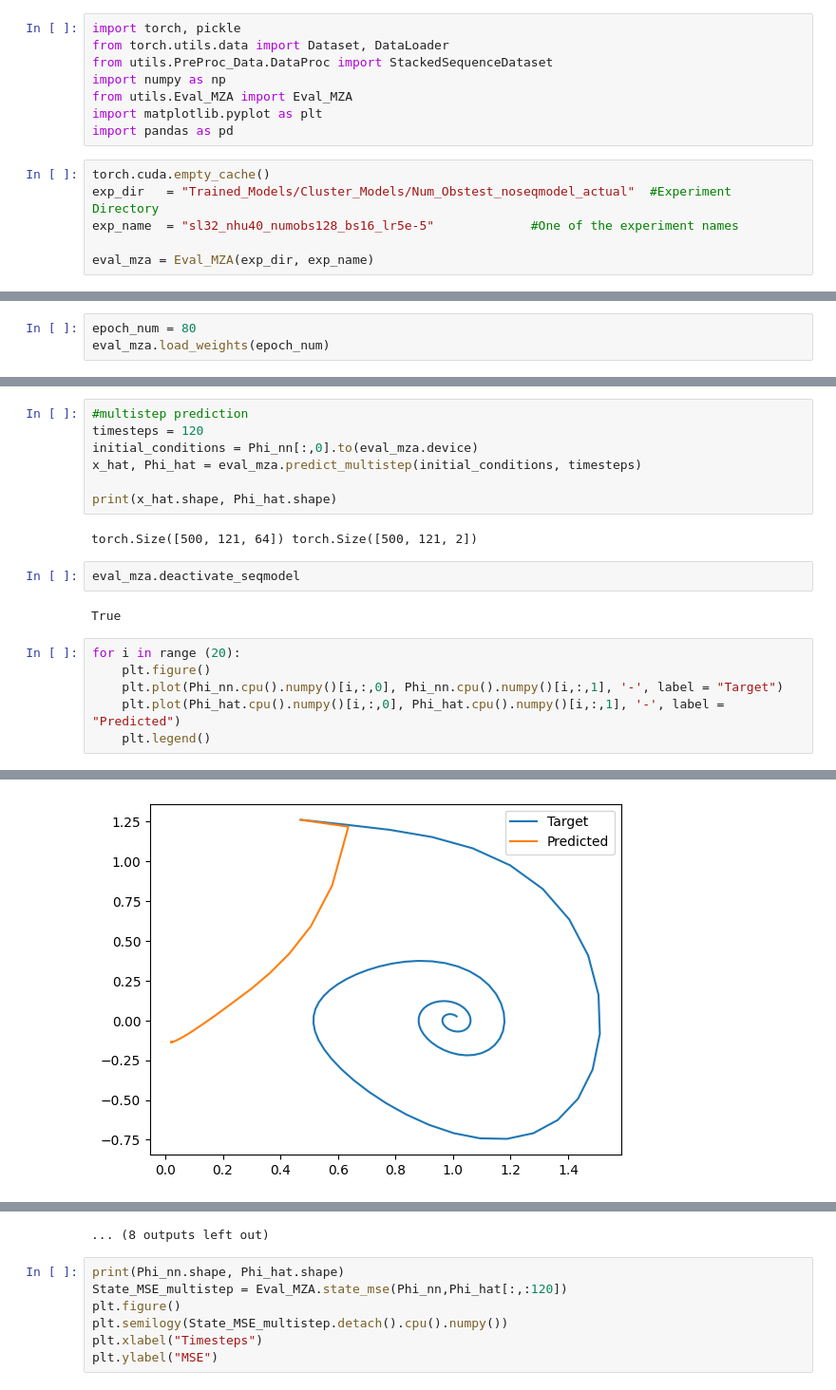
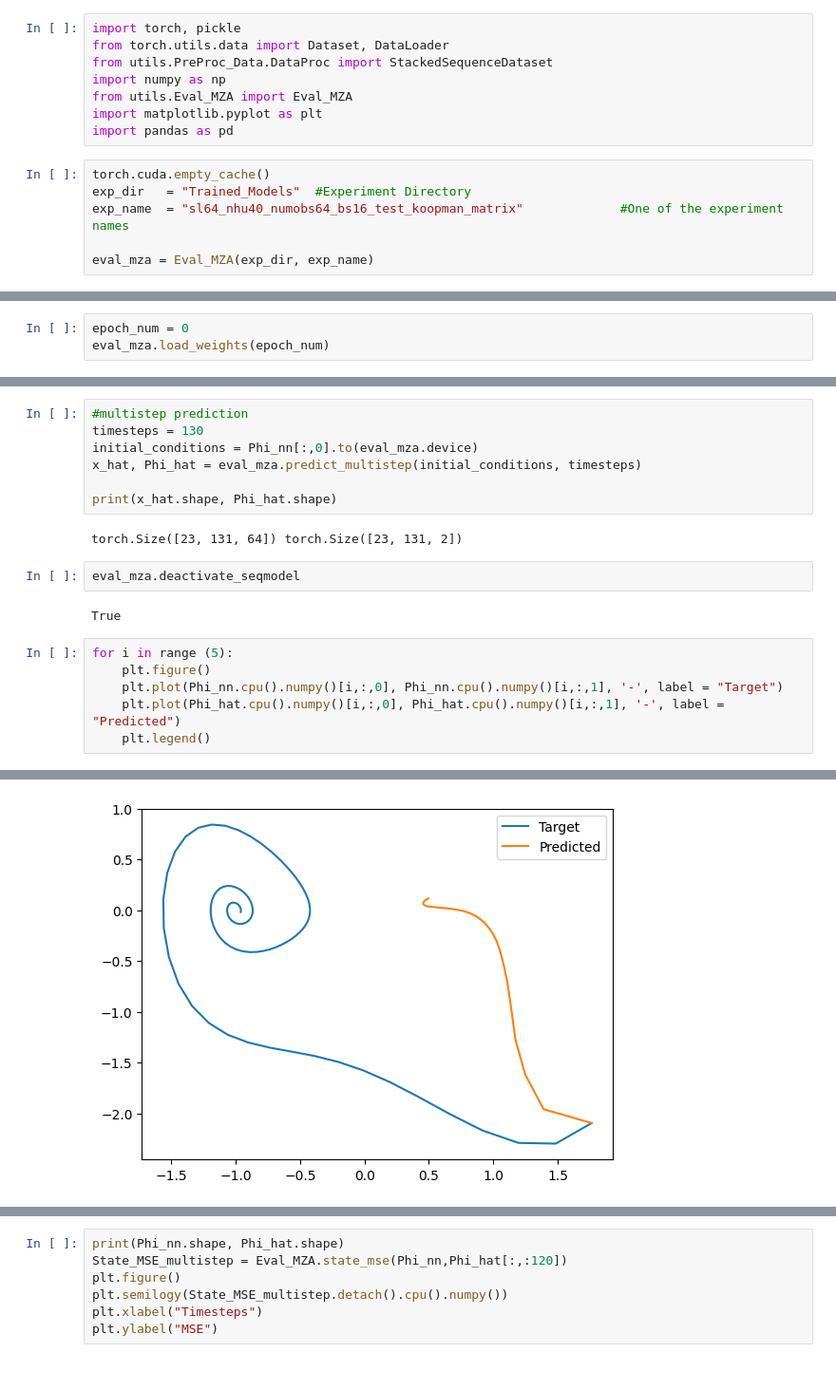
Before and after one commit to RigasLab/MZ-AE, a Jupyter notebook: eval_model_notebook.ipynb, the cells around one changed output, grey strips where cells are left out. Shown at 95% size. Drawn from its saved outputs; the diff is of its cells as text.

```diff
--- a/eval_model_notebook.ipynb
+++ b/eval_model_notebook.ipynb
@@ -8,7 +8,7 @@ import matplotlib.pyplot as plt
 import pandas as pd
 # %%
 torch.cuda.empty_cache()
-exp_dir   = "Trained_Models/Cluster_Models/Num_Obstest_noseqmodel_actual"  #Experiment Directory
-exp_name  = "sl32_nhu40_numobs128_bs16_lr5e-5"             #One of the experiment names
+exp_dir   = "Trained_Models"  #Experiment Directory
+exp_name  = "sl64_nhu40_numobs64_bs16_test_koopman_matrix"             #One of the experiment names
 
 eval_mza = Eval_MZA(exp_dir, exp_name)
@@ -23,5 +30,5 @@ eval_mza.plot_learning_curves()
 # %%
-epoch_num = 80
+epoch_num = 0
 eval_mza.load_weights(epoch_num)
 # %%
 eval_mza.train_size = 0.95
@@ -57,18 +64,18 @@ Text(0, 0.5, 'MSE')
 # %%
 #multistep prediction
-timesteps = 120
+timesteps = 130
 initial_conditions = Phi_nn[:,0].to(eval_mza.device)
 x_hat, Phi_hat = eval_mza.predict_multistep(initial_conditions, timesteps)
 
 print(x_hat.shape, Phi_hat.shape)
 # %% [output]
-torch.Size([500, 121, 64]) torch.Size([500, 121, 2])
+torch.Size([23, 131, 64]) torch.Size([23, 131, 2])
 # %%
 eval_mza.deactivate_seqmodel
 # %% [output]
 True
 # %%
-for i in range (20):
+for i in range (5):
     plt.figure()
     plt.plot(Phi_nn.cpu().numpy()[i,:,0], Phi_nn.cpu().numpy()[i,:,1], '-', label = "Target")
     plt.plot(Phi_hat.cpu().numpy()[i,:,0], Phi_hat.cpu().numpy()[i,:,1], '-', label = "Predicted")
@@ -81 +88 @@ for i in range (20):
-[figure, old version]
+[figure, new version]
@@ -89,4 +89,3 @@ for i in range (20):
-... (8 outputs left out)
 # %%
 print(Phi_nn.shape, Phi_hat.shape)
 State_MSE_multistep = Eval_MZA.state_mse(Phi_nn,Phi_hat[:,:120])
```
Also changed, not shown: parts of 4 cells of this notebook, 7 other files.
